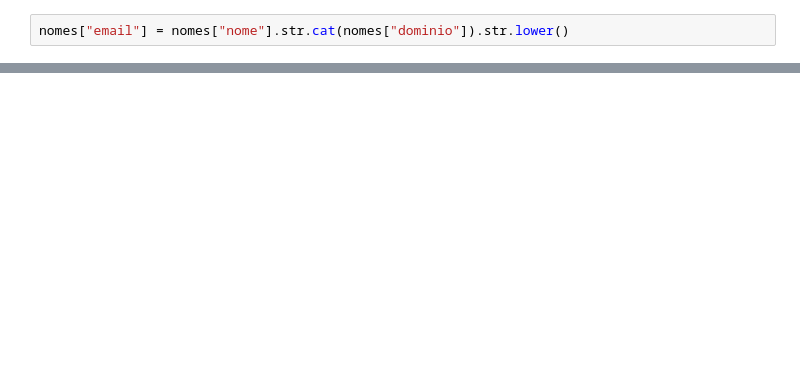
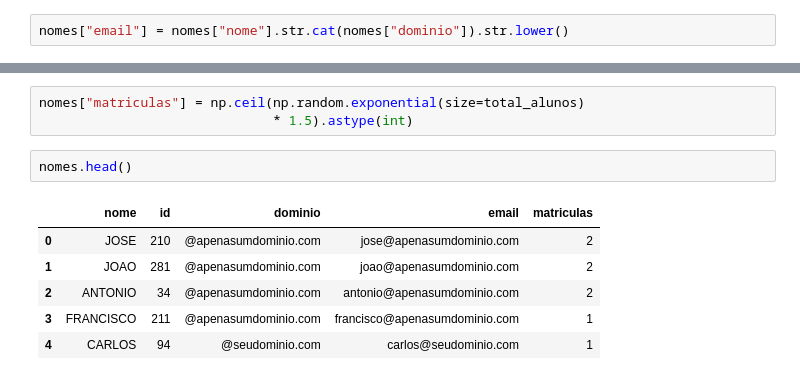
Before and after one commit to gefgu/Pandas-IO, a Jupyter notebook: Pandas_IO.ipynb, the cells around one changed output, grey strips where cells are left out. Saved outputs shown, nothing was run; the diff lists cells and outputs as text; blank space fills up the shorter version.

```diff
--- a/Pandas_IO.ipynb
+++ b/Pandas_IO.ipynb
@@ -121,0 +205,12 @@ nomes.sample(10)
+# %%
+nomes["matriculas"] = np.ceil(np.random.exponential(size=total_alunos)
+                              * 1.5).astype(int)
+# %%
+nomes.head()
+# %% [output]
+|  | nome | id | dominio | email | matriculas |
+| 0 | JOSE | 210 | @apenasumdominio.com | jose@apenasumdominio.com | 2 |
+| 1 | JOAO | 281 | @apenasumdominio.com | joao@apenasumdominio.com | 2 |
+| 2 | ANTONIO | 34 | @apenasumdominio.com | antonio@apenasumdominio.com | 2 |
+| 3 | FRANCISCO | 211 | @apenasumdominio.com | francisco@apenasumdominio.com | 1 |
+| 4 | CARLOS | 94 | @seudominio.com | carlos@seudominio.com | 1 |
```
Also changed, not shown: parts of 28 cells of this notebook.
